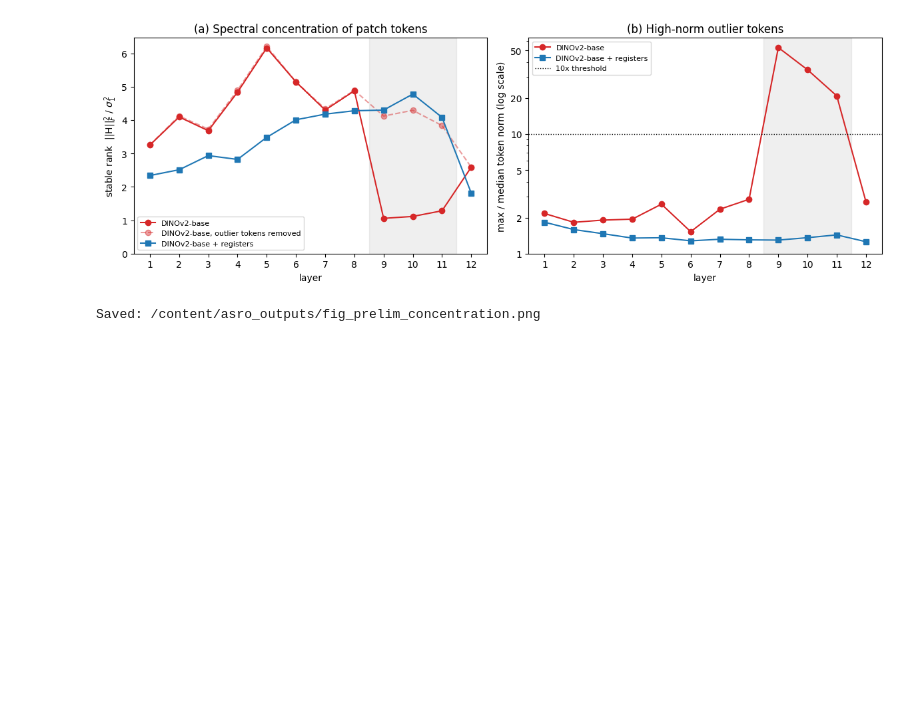
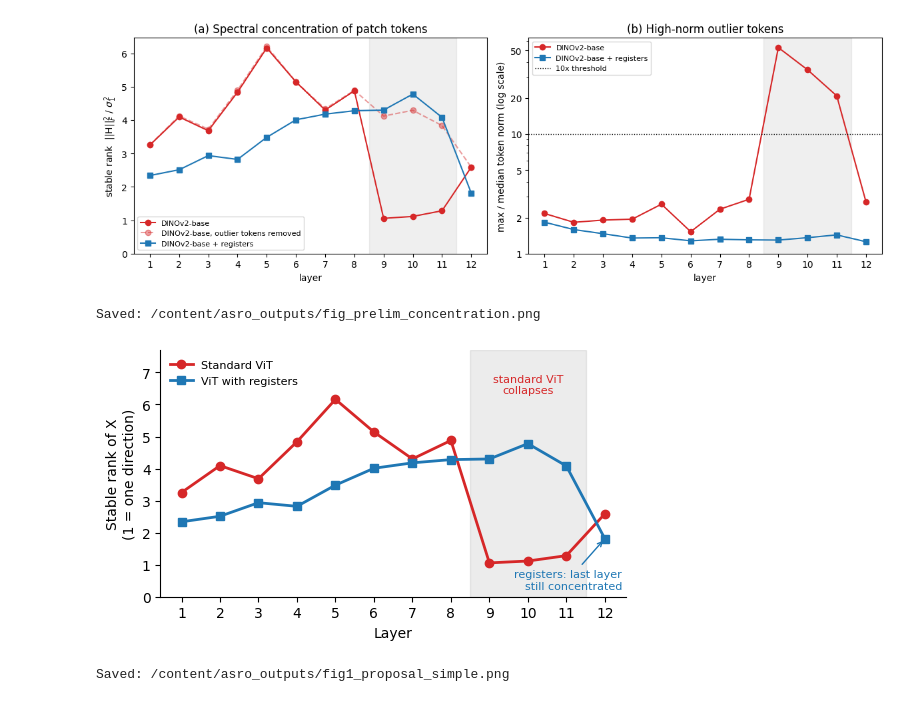
Before and after one commit to Savithakn/asro-pilot, a Jupyter notebook: notebooks/asro_pilot_v0.ipynb, the cells around one changed output. Saved outputs shown, nothing was run; the diff lists cells and outputs as text; code cells hidden in the pictures; blank space fills up the shorter version.

Commit message:
Notebook: add Cells 6b, 10c, 11; remove old Cells 7 and 10

```diff
--- a/notebooks/asro_pilot_v0.ipynb
+++ b/notebooks/asro_pilot_v0.ipynb
@@ -402,3 +423,30 @@ print("Saved:", f"{OUT_DIR}/fig_prelim_concentration.png")
 # %% [output]
 [figure]
 Saved: /content/asro_outputs/fig_prelim_concentration.png
+# %%
+# Cell 10c - SIMPLE proposal figure: one panel, two lines (standard vs registers)
+d = np.loadtxt(f"{OUT_DIR}/pilot_v0_diagnostics.csv", delimiter=",", skiprows=1)
+r = np.loadtxt(f"{OUT_DIR}/pilot_v0_registers_control.csv", delimiter=",", skiprows=1)
+x = np.arange(1, d.shape[0] + 1)
+sr_std, sr_reg = d[:, 5], r[:, 2]                    # stable rank per layer (same columns as Cell 10b)
+
+fig, ax = plt.subplots(figsize=(5.5, 3.2))            # about half a page wide
+ax.axvspan(8.5, 11.5, color="grey", alpha=0.15)       # shade layers 9-11
+ax.plot(x, sr_std, "o-", color="tab:red", lw=2, label="Standard ViT")
+ax.plot(x, sr_reg, "s-", color="tab:blue", lw=2, label="ViT with registers")
+top = max(sr_std.max(), sr_reg.max())
+ax.text(10, top * 1.02, "standard ViT\ncollapses", ha="center", va="bottom", fontsize=8, color="tab:red")
+ax.annotate("registers: last layer\nstill concentrated", xy=(x[-1], sr_reg[-1]),
+            xytext=(x[-1] + 0.45, top * 0.03), ha="right", va="bottom", fontsize=8, color="tab:blue",
+            arrowprops=dict(arrowstyle="->", lw=1, color="tab:blue"))
+ax.set_xticks(x); ax.set_xlabel("Layer")
+ax.set_ylabel("Stable rank of X\n(1 = one direction)")
+ax.set_ylim(0, top * 1.25)
+ax.spines[["top", "right"]].set_visible(False)
+ax.legend(fontsize=8, loc="upper left", frameon=False)
+plt.tight_layout()
+plt.savefig(f"{OUT_DIR}/fig1_proposal_simple.png", dpi=300); plt.show()
+print("Saved:", f"{OUT_DIR}/fig1_proposal_simple.png")
+# %% [output]
+[figure, added]
+Saved: /content/asro_outputs/fig1_proposal_simple.png
```
Also changed, not shown: parts of 7 cells of this notebook.
